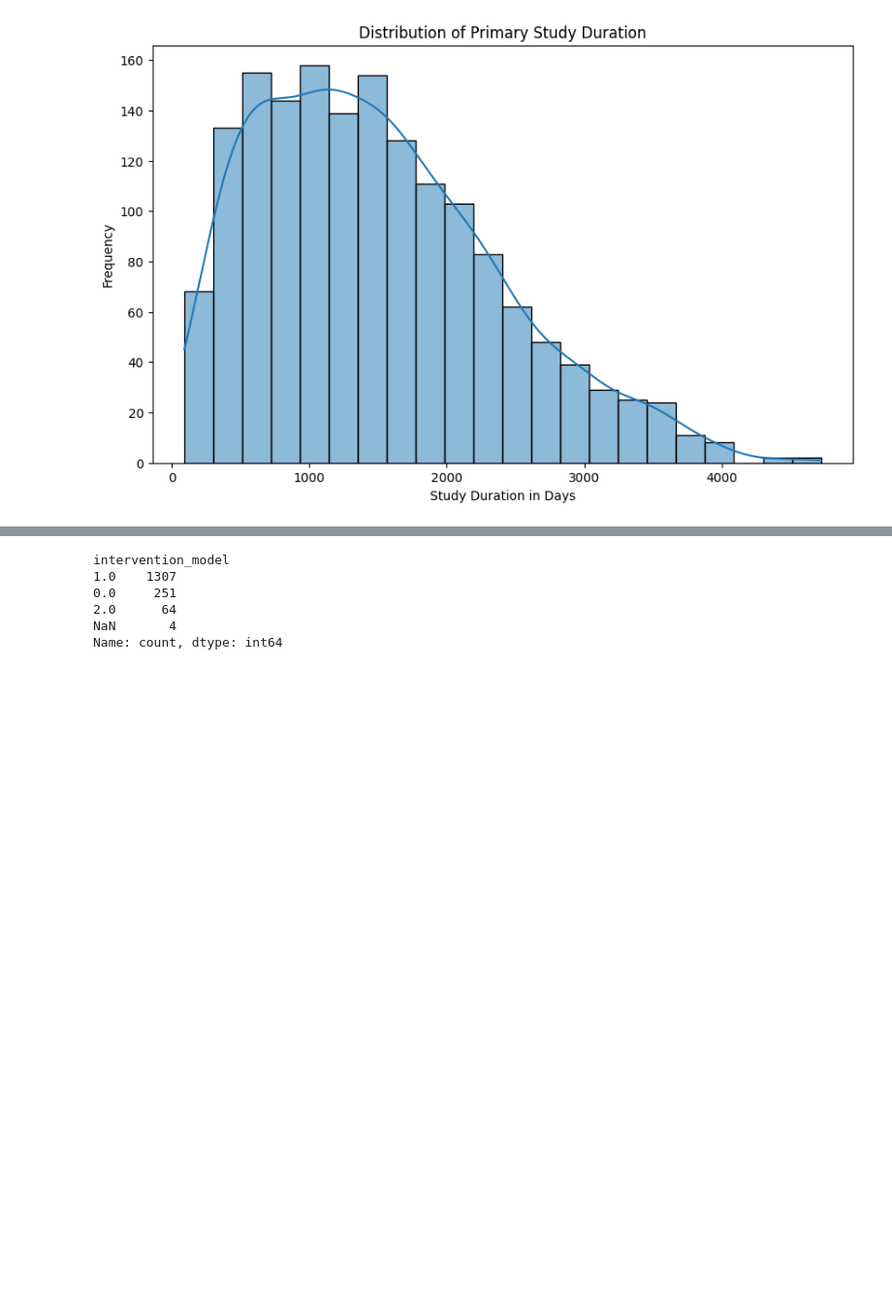
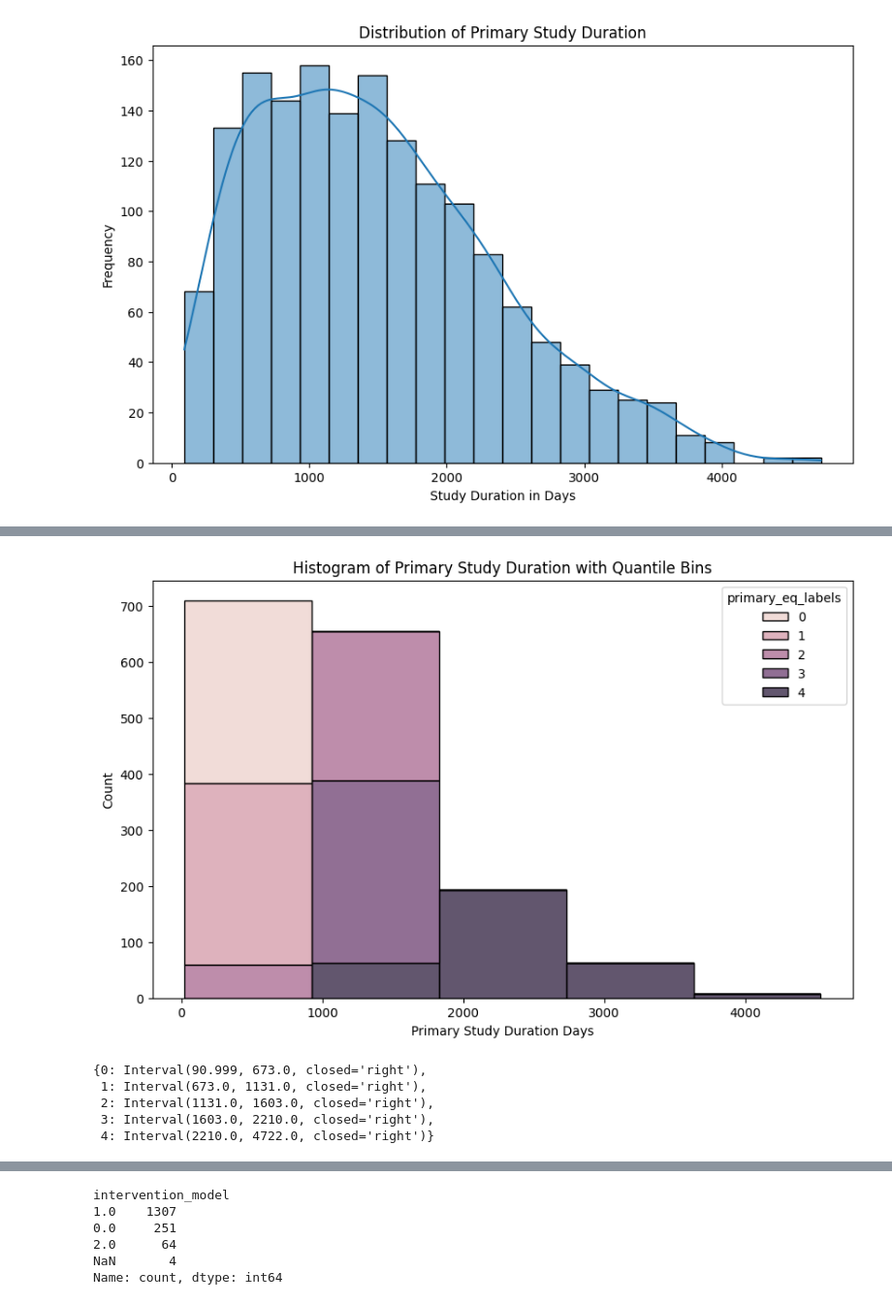
Before and after one commit to cynthiaxu04/predicting-clinicaltrials, a Jupyter notebook: data/testing.ipynb, the cells around one changed output, grey strips where cells are left out. Shown at 97% size. Cells and saved outputs as stored; diff of their text form; code cells hidden in the pictures; blank space fills up the shorter version.

```diff
--- a/data/testing.ipynb
+++ b/data/testing.ipynb
@@ -207,0 +145,19 @@ Name: count, dtype: int64
+# %%
+# Plot the histogram of the original data with the bin annotations
+plt.figure(figsize=(10, 6))
+sns.histplot(data=df, x='primary_study_duration_days', bins=n_intervals, kde=False, hue='primary_eq_labels', multiple='stack')
+plt.xlabel('Primary Study Duration Days')
+plt.ylabel('Count')
+plt.title('Histogram of Primary Study Duration with Quantile Bins')
+plt.show()
+# %% [output]
+[figure, added]
+# %%
+bins_dict = df.groupby('study_eq_labels')['study_eq_bins'].apply(lambda x: x.unique()[0]).to_dict()
+bins_dict
+# %% [output]
+{0: Interval(90.999, 673.0, closed='right'),
+ 1: Interval(673.0, 1131.0, closed='right'),
+ 2: Interval(1131.0, 1603.0, closed='right'),
+ 3: Interval(1603.0, 2210.0, closed='right'),
+ 4: Interval(2210.0, 4722.0, closed='right')}
```
Also changed, not shown: parts of 43 cells of this notebook, 7 other files.
